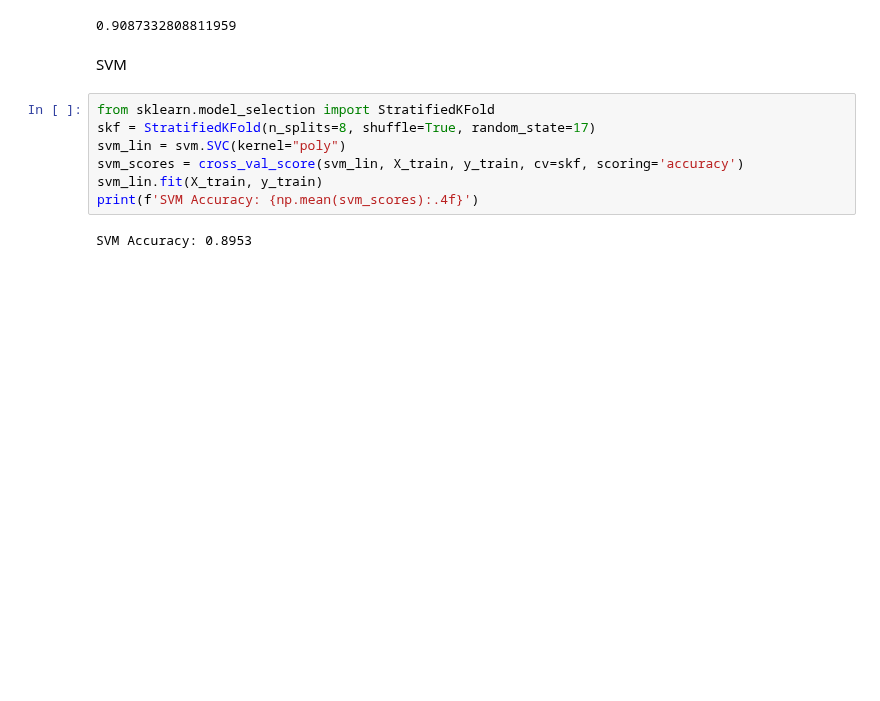
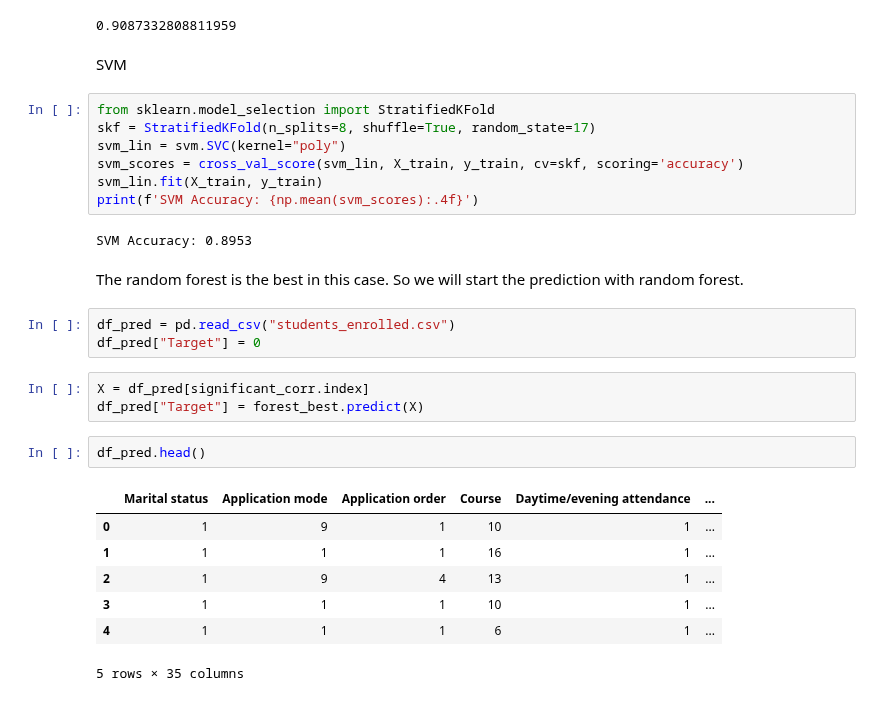
Before and after one commit to anapocai/machine_learning_project, a Jupyter notebook: Xinyi.ipynb, the cells around one changed output. Drawn from its saved outputs; the diff is of its cells as text; blank space fills up the shorter version.

```diff
--- a/Xinyi.ipynb
+++ b/Xinyi.ipynb
@@ -132,3 +132,21 @@ svm_lin.fit(X_train, y_train)
 print(f'SVM Accuracy: {np.mean(svm_scores):.4f}')
 # %% [output]
 SVM Accuracy: 0.8953
+# %% [markdown]
+The random forest is the best in this case. So we will start the prediction with random forest.
+# %%
+df_pred = pd.read_csv("students_enrolled.csv")
+df_pred["Target"] = 0
+# %%
+X = df_pred[significant_corr.index]
+df_pred["Target"] = forest_best.predict(X)
+# %%
+df_pred.head()
+# %% [output]
+|  | Marital status | Application mode | Application order | Course | Daytime/evening attendance | ... |
+| 0 | 1 | 9 | 1 | 10 | 1 | ... |
+| 1 | 1 | 1 | 1 | 16 | 1 | ... |
+| 2 | 1 | 9 | 4 | 13 | 1 | ... |
+| 3 | 1 | 1 | 1 | 10 | 1 | ... |
+| 4 | 1 | 1 | 1 | 6 | 1 | ... |
+5 rows × 35 columns
```
Also changed, not shown: parts of 1 cell of this notebook.
